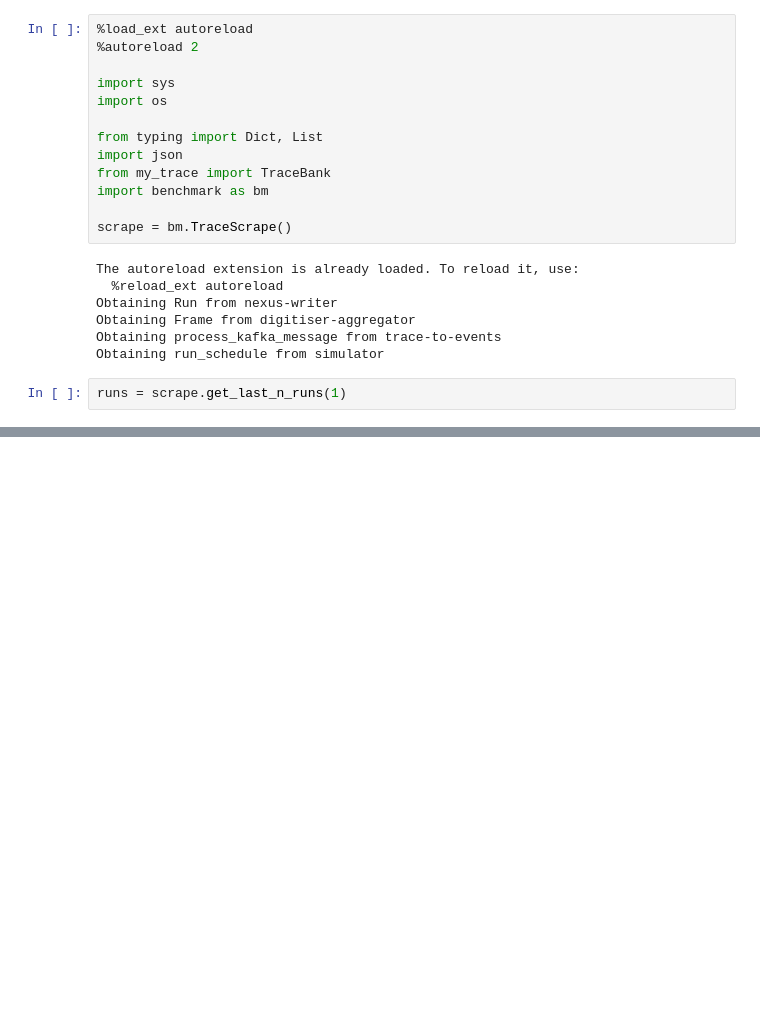
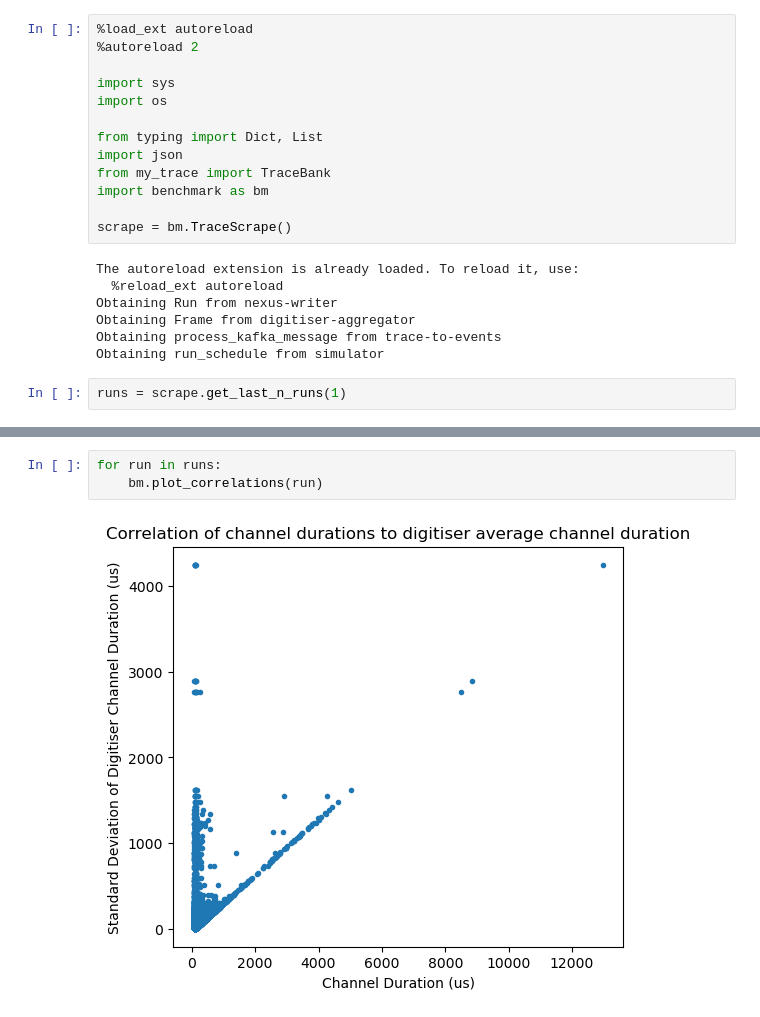
Before and after one commit to Modularius/pipeline-test, a Jupyter notebook: Jupyter/trace.ipynb, the cells around one changed output, grey strips where cells are left out. Drawn from its saved outputs; the diff is of its cells as text; blank space fills up the shorter version.

```diff
--- a/Jupyter/trace.ipynb
+++ b/Jupyter/trace.ipynb
@@ -30,0 +30,5 @@ Next Run
+# %%
+for run in runs:
+    bm.plot_correlations(run)
+# %% [output]
+[figure, added]
```
Also changed, not shown: parts of 1 cell of this notebook, 4 other files.
